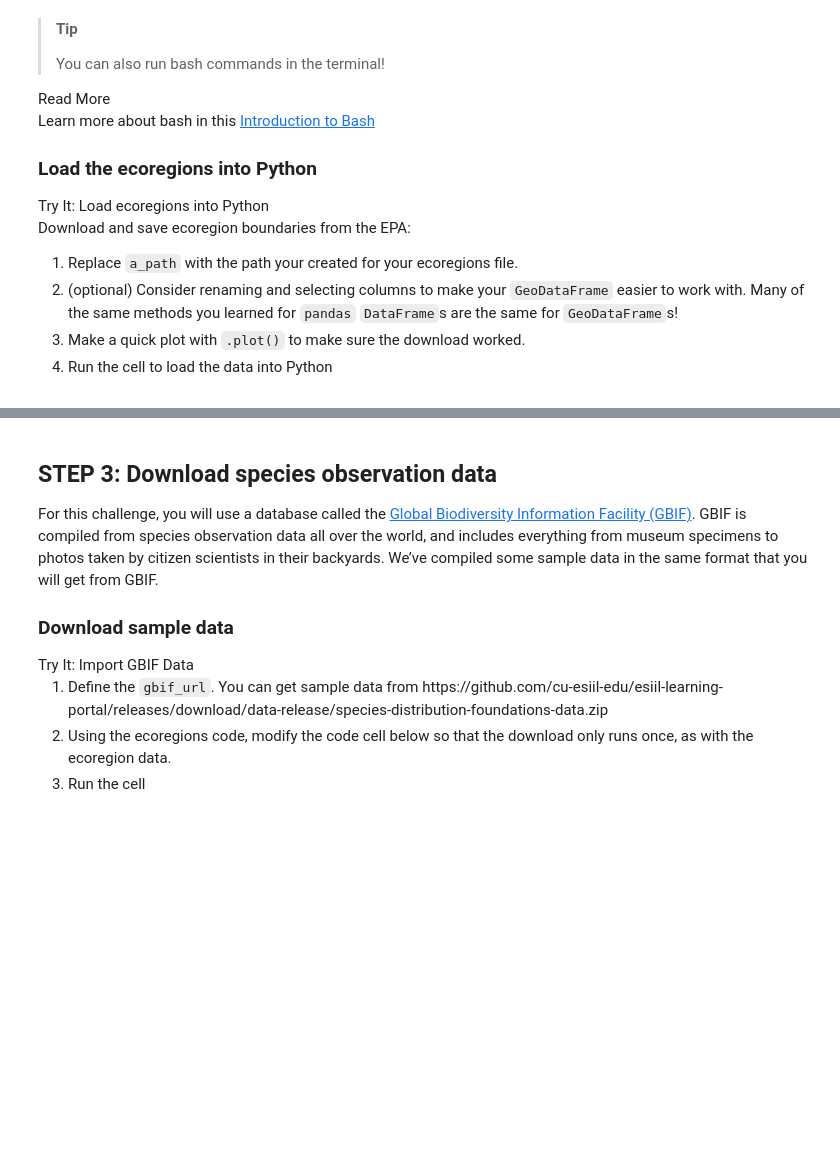
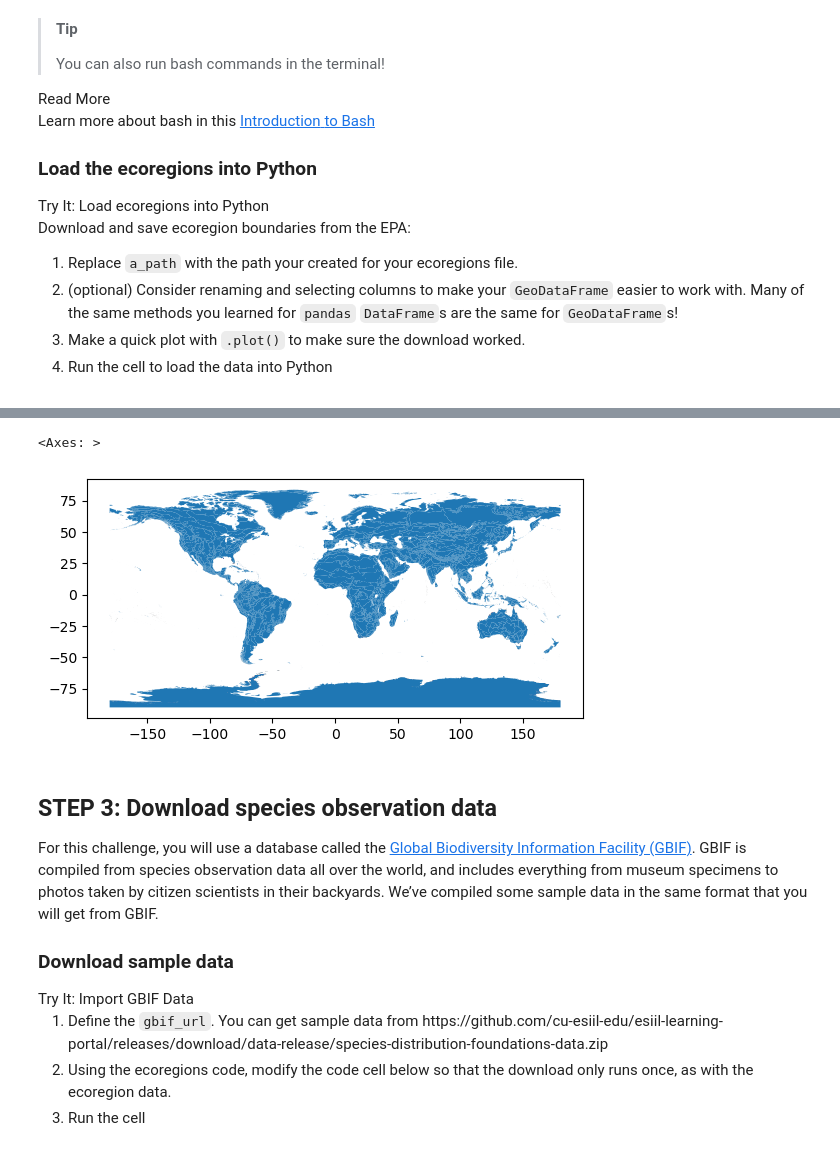
Before and after one commit to earthlab-education/foundations-of-earth-analytics-2024-species-distribution-coding-challenge-fundamentals-03-species-di, a Jupyter notebook: notebooks/species-distribution-31-wrangle.ipynb, the cells around one changed output, grey strips where cells are left out. Drawn from its saved outputs; the diff is of its cells as text; code cells hidden in the pictures; blank space fills up the shorter version.

```diff
--- a/notebooks/species-distribution-31-wrangle.ipynb
+++ b/notebooks/species-distribution-31-wrangle.ipynb
@@ -102,19 +107,20 @@ before.</li>
 </ol></div></div>
 # %%
 # Set up the ecoregion boundary URL
-url = "your/url/here"
+ecoregzipurl = "https://storage.googleapis.com/teow2016/Ecoregions2017.zip"
 
 # Set up a path to save the data on your machine
-the_dir = os.path.join(project_data_dir, 'ecoregions_dirname')
+eco_dir = os.path.join(data_dir, 'ecoregions_dirname')
 # Make the ecoregions directory
+os.makedirs(eco_dir, exist_ok=True)
 
 # Join ecoregions shapefile path
-a_path = os.path.join(the_dir, 'ecoregions_filename.shp')
+ecoregion_shppath = os.path.join(eco_dir, 'ecoregions_filename.shp')
 
 # Only download once
-if not os.path.exists(a_path):
-    my_gdf = gpd.read_file(your_url_here)
-    my_gdf.to_file(your_path_here)
+if not os.path.exists(ecoregion_shppath):
+    my_gdf = gpd.read_file(ecoregzipurl)
+    my_gdf.to_file(ecoregion_shppath)
 # %% [markdown]
 Let’s check that that worked! To do so we’ll use a **bash** command
 called `find` to look for all the files in your project directory with
@@ -147,7 +155,7 @@ download worked.</li>
 </ol></div></div>
 # %%
 # Open up the ecoregions boundaries
-gdf = gpd.read_file(a_path)
+ecoreg_gdf = gpd.read_file(ecoregion_shppath)
 
 # Name the index so it will match the other data later on
 gdf.index.name = 'ecoregion'
@@ -156,3 +170,8 @@ gdf.index.name = 'ecoregion'
+# %%
+ecoreg_gdf.plot()
+# %% [output]
+<Axes: >
+[figure, added]
 # %% [markdown]
 ## STEP 3: Download species observation data
 
```
Also changed, not shown: parts of 9 cells of this notebook, 1 other file.
